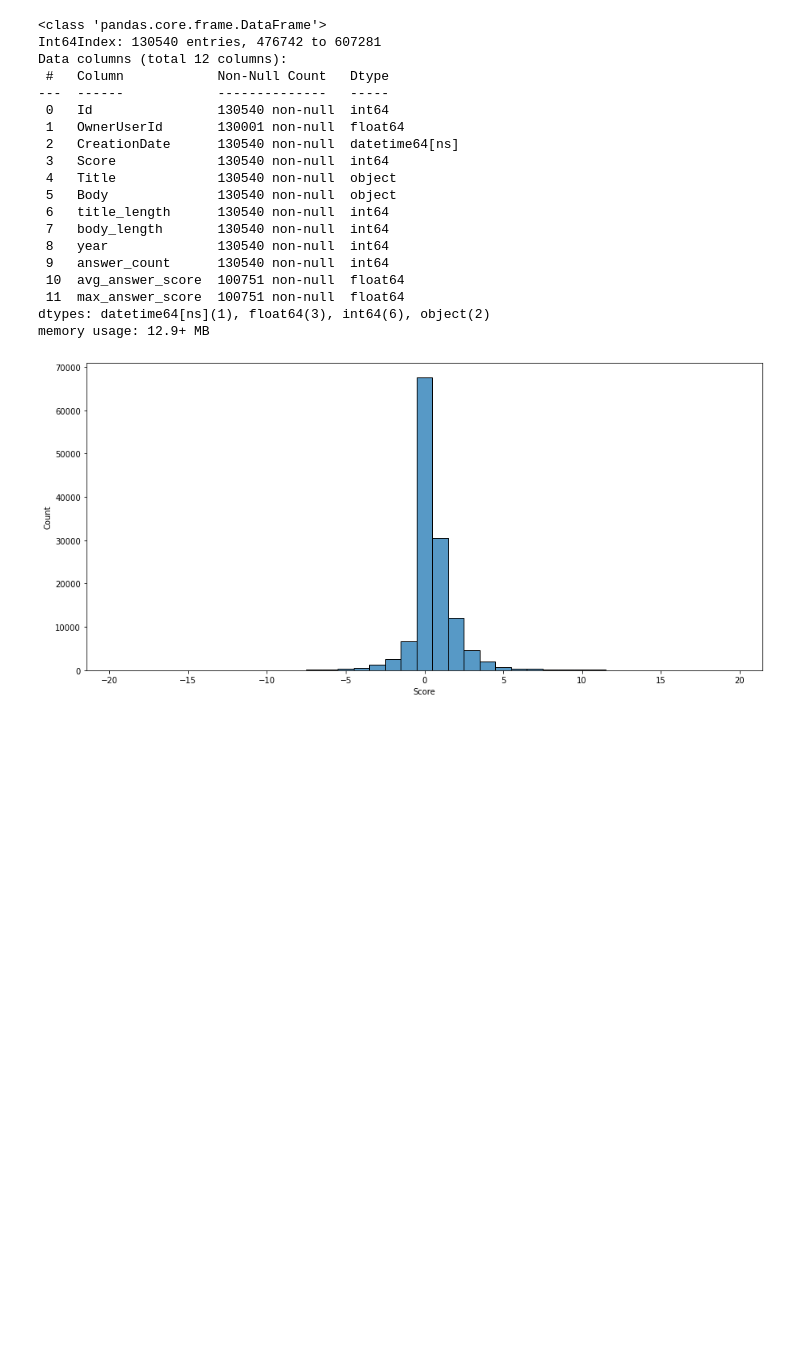
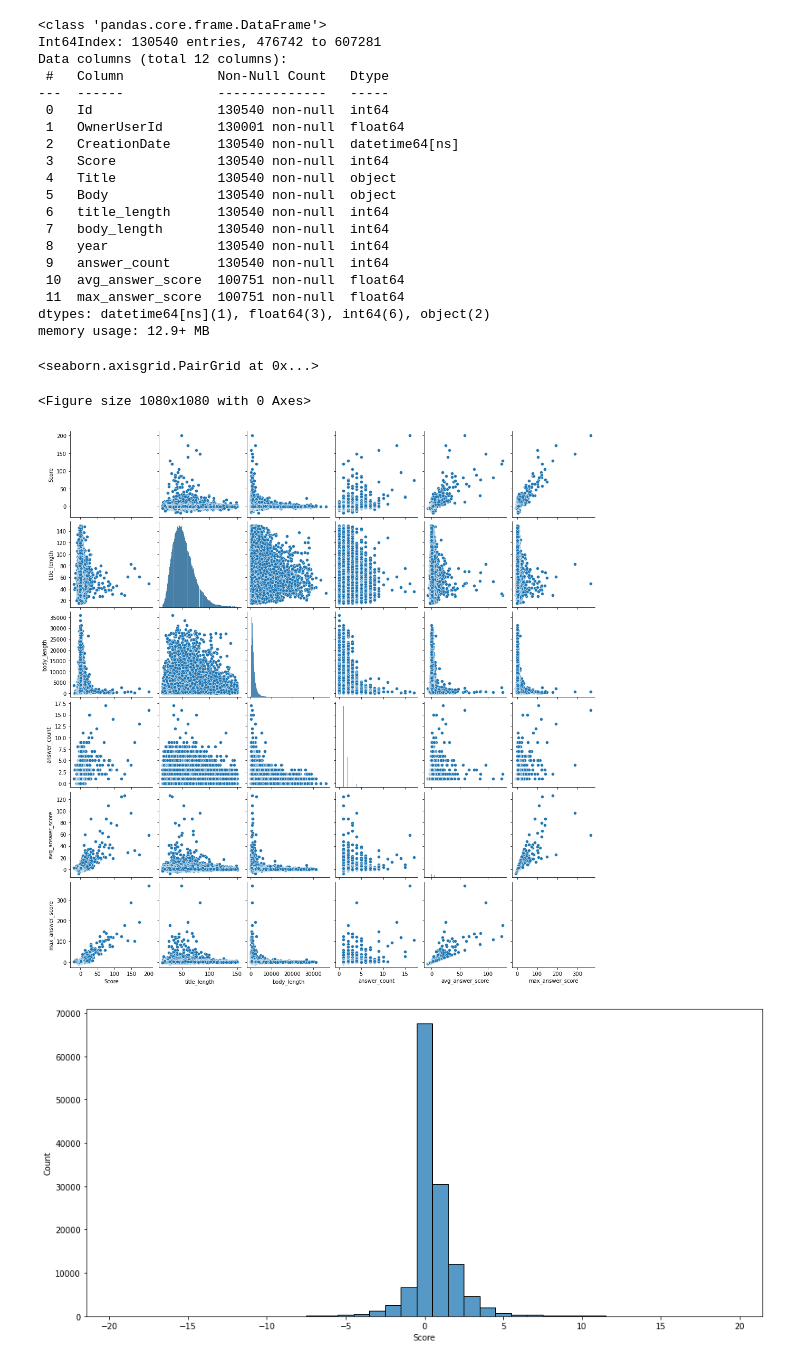
Before and after one commit to willcd/module5-project, a Jupyter notebook: code/eda_notebook.ipynb, the cells around one changed output. Cells and saved outputs as stored; diff of their text form; code cells hidden in the pictures; blank space fills up the shorter version.

```diff
--- a/code/eda_notebook.ipynb
+++ b/code/eda_notebook.ipynb
@@ -238,6 +238,13 @@ Data columns (total 12 columns):
  11  max_answer_score  100751 non-null  float64
 dtypes: datetime64[ns](1), float64(3), int64(6), object(2)
 memory usage: 12.9+ MB
+# %%
+fig = plt.figure(figsize=(15, 15))
+sns.pairplot(data=questions_2016[['Score','title_length','body_length','answer_count','avg_answer_score','max_answer_score']])
+# %% [output]
+<seaborn.axisgrid.PairGrid at 0x...>
+<Figure size 1080x1080 with 0 Axes>
+[figure, added]
 # %%
 fig = plt.figure(figsize=(15,7))
 sns.histplot(questions_2016[questions_2016['Score']<20], x='Score', discrete=True);
```
Also changed, not shown: parts of 29 cells of this notebook.
